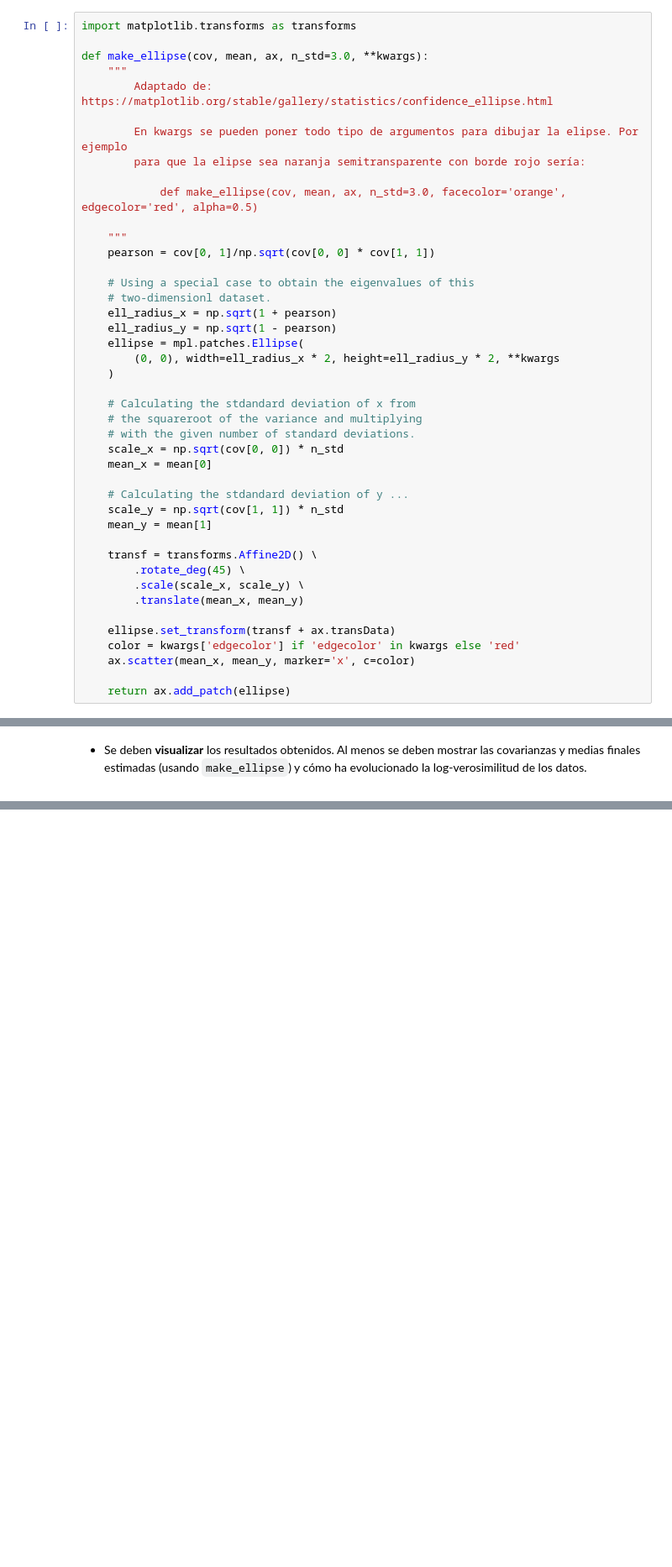
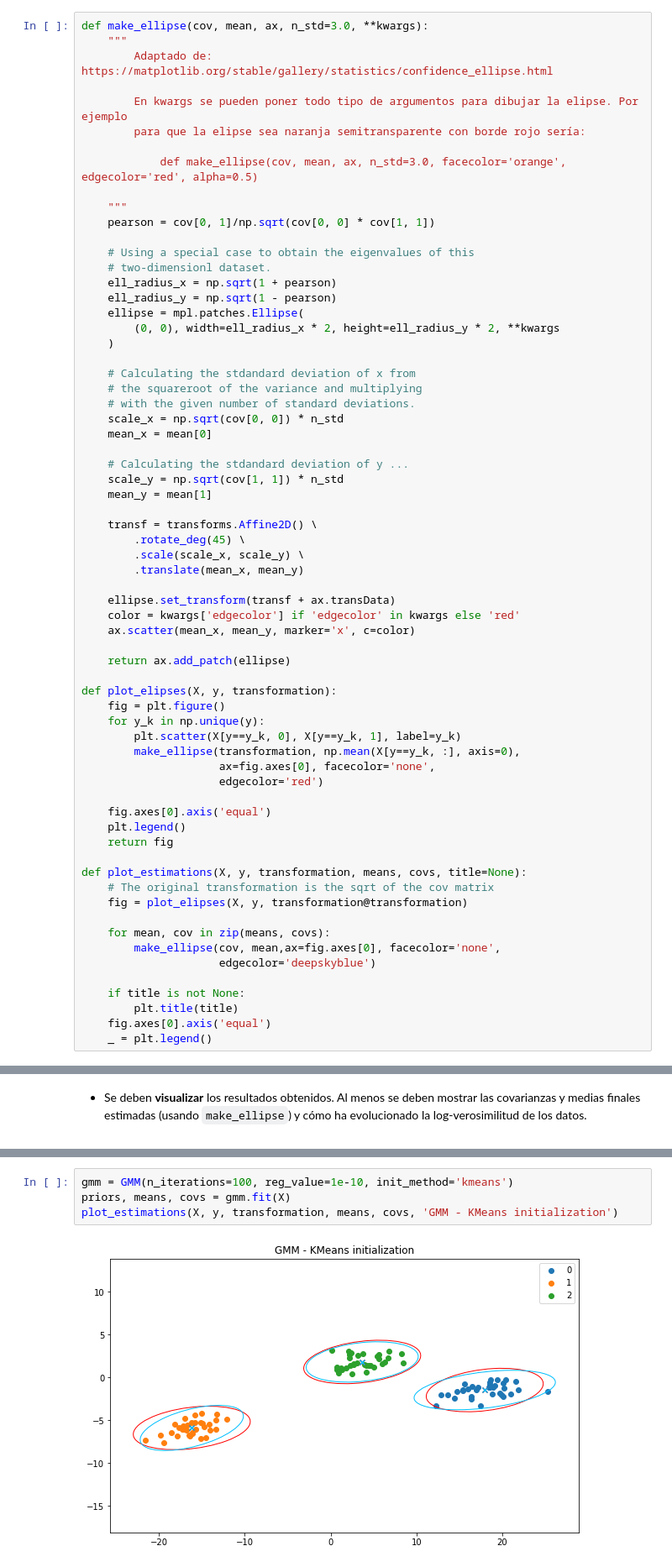
Before and after one commit to fjsaezm/mcd-bayes, a Jupyter notebook: Practica_GMM.ipynb, the cells around one changed output, grey strips where cells are left out. Shown at 84% size. Saved outputs shown, nothing was run; the diff lists cells and outputs as text; blank space fills up the shorter version.

```diff
--- a/Practica_GMM.ipynb
+++ b/Practica_GMM.ipynb
@@ -110,8 +80,6 @@ from scipy.stats import multivariate_normal
 
 matplotlib.rcParams['figure.figsize'] = (10,6)
 # %%
-import matplotlib.transforms as transforms
-
 def make_ellipse(cov, mean, ax, n_std=3.0, **kwargs):
     """
         Adaptado de: https://matplotlib.org/stable/gallery/statistics/confidence_ellipse.html
@@ -152,4 +120,29 @@ def make_ellipse(cov, mean, ax, n_std=3.0, **kwargs):
     ax.scatter(mean_x, mean_y, marker='x', c=color)
 
     return ax.add_patch(ellipse)
+
+def plot_elipses(X, y, transformation):
+    fig = plt.figure()
+    for y_k in np.unique(y):
+        plt.scatter(X[y==y_k, 0], X[y==y_k, 1], label=y_k)
+        make_ellipse(transformation, np.mean(X[y==y_k, :], axis=0),
+                     ax=fig.axes[0], facecolor='none',
+                     edgecolor='red')
+
+    fig.axes[0].axis('equal')
+    plt.legend()
+    return fig
+
+def plot_estimations(X, y, transformation, means, covs, title=None):
+    # The original transformation is the sqrt of the cov matrix
+    fig = plot_elipses(X, y, transformation@transformation)
+
+    for mean, cov in zip(means, covs):
+        make_ellipse(cov, mean,ax=fig.axes[0], facecolor='none',
+                     edgecolor='deepskyblue')
+
+    if title is not None:
+        plt.title(title)
+    fig.axes[0].axis('equal')
+    _ = plt.legend()
 # %%
@@ -357,0 +363,6 @@ plot_estimations(X, y, transformation, means, covs)
+# %%
+gmm = GMM(n_iterations=100, reg_value=1e-10, init_method='kmeans')
+priors, means, covs = gmm.fit(X)
+plot_estimations(X, y, transformation, means, covs, 'GMM - KMeans initialization')
+# %% [output]
+[figure, added]
```
Also changed, not shown: parts of 32 cells of this notebook, 1 other file.
